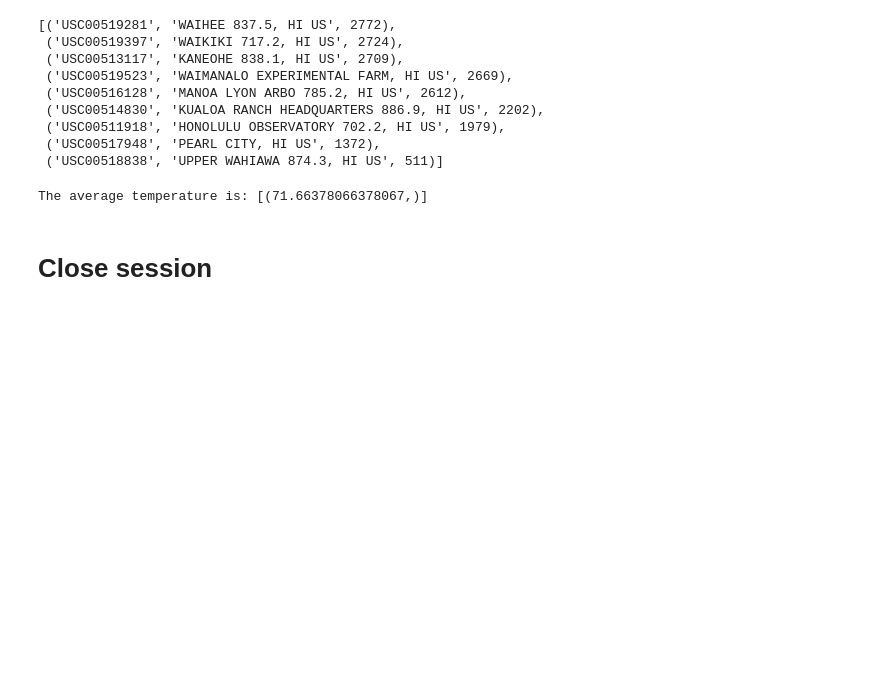
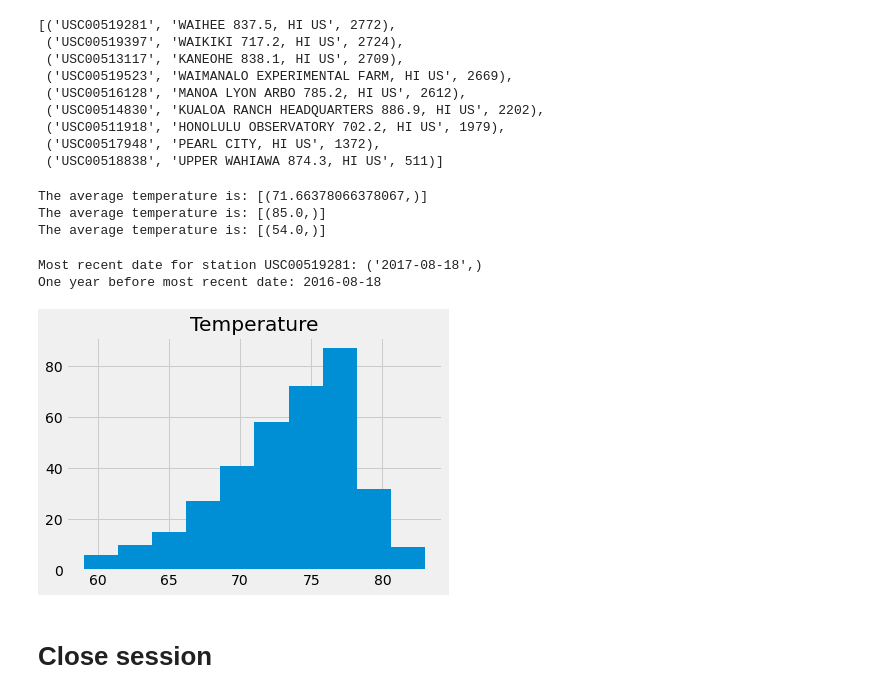
Before and after one commit to akarpie96/sqlalchemy-challenge, a Jupyter notebook: climate_starter.ipynb, the cells around one changed output. Drawn from its saved outputs; the diff is of its cells as text; code cells hidden in the pictures; blank space fills up the shorter version.

Commit message:
final query commit

```diff
--- a/climate_starter.ipynb
+++ b/climate_starter.ipynb
@@ -123,7 +123,11 @@ engine.execute('Select s.station,  s.name, count(*) as Station_count FROM Statio
 # Using the most active station id from the previous query, calculate the lowest, highest, and average temperature.
 avg_temperature=engine.execute("Select Avg(tobs) FROM measurement WHERE station =='USC00519281'").fetchall()
 max_temperature=engine.execute("Select Max(tobs) FROM measurement WHERE station =='USC00519281'").fetchall()
-avg_temperature=engine.execute("Select Avg(tobs) FROM measurement WHERE station =='USC00519281'").fetchall()
+Min_temperature=engine.execute("Select Min(tobs) FROM measurement WHERE station =='USC00519281'").fetchall()
 print(f'The average temperature is: {avg_temperature}')
+print(f'The average temperature is: {max_temperature}')
+print(f'The average temperature is: {Min_temperature}')
 # %% [output]
 The average temperature is: [(71.66378066378067,)]
+The average temperature is: [(85.0,)]
+The average temperature is: [(54.0,)]
@@ -133,3 +134,28 @@ The average temperature is: [(71.66378066378067,)]
+# %%
+# Using the most active station id
+# Query the last 12 months of temperature observation data for this station and plot the results as a histogram
+
+#Finding the most recent date
+active_date=session.query(Measurement.date).filter(Measurement.station=='USC00519281').order_by(Measurement.date.desc()).first()
+print(f'Most recent date for station USC00519281: {active_date}')
+
+#Calculate date exactly one year before most recent date for specific station ID
+query_date_active = dt.date(2017, 8, 18) - dt.timedelta(days=365)
+print(f'One year before most recent date: {query_date_active}')
+
+
+temp_data_active=session.query(Measurement.date, Measurement.tobs).\
+filter(Measurement.date>='2016-08-18').filter(Measurement.station=='USC00519281').all()
+
+temp_data_active
+
+temp_df = pd.DataFrame(temp_data_active, columns=['Date', 'Temperature'])
+
+fig_2=temp_df.hist()
+# %% [output]
+Most recent date for station USC00519281: ('2017-08-18',)
+One year before most recent date: 2016-08-18
+[figure, added]
 # %% [markdown]
 # Close session
 # %%
```
Also changed, not shown: parts of 1 cell of this notebook.
